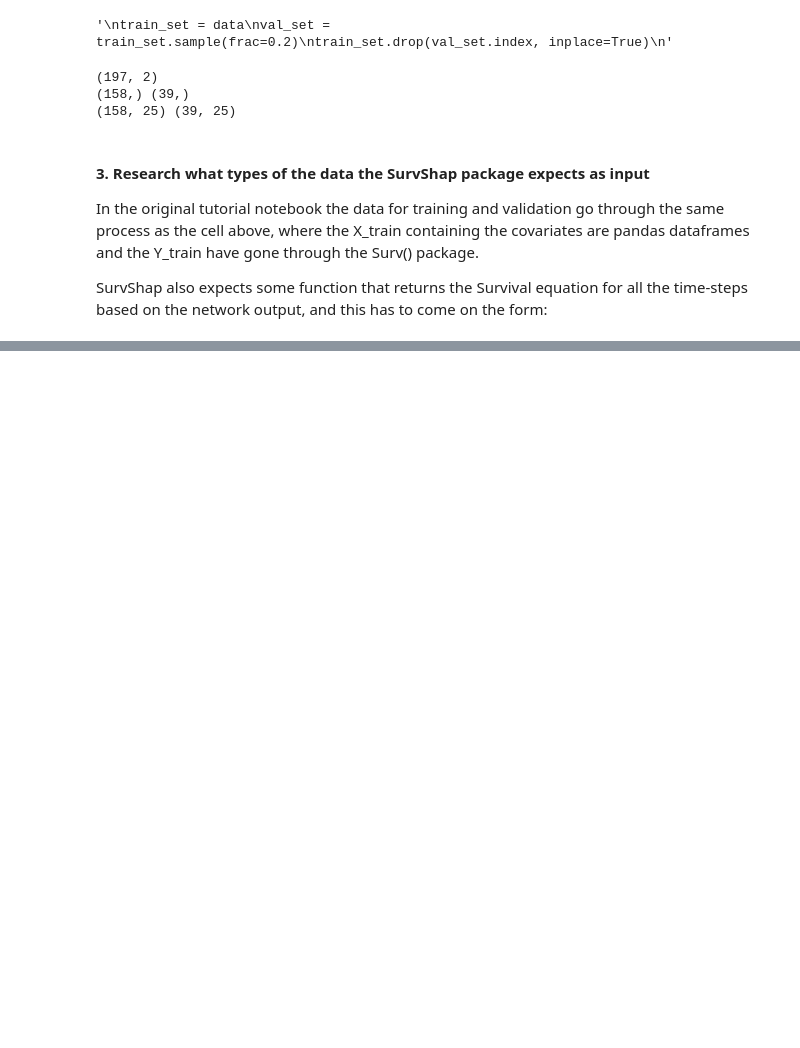
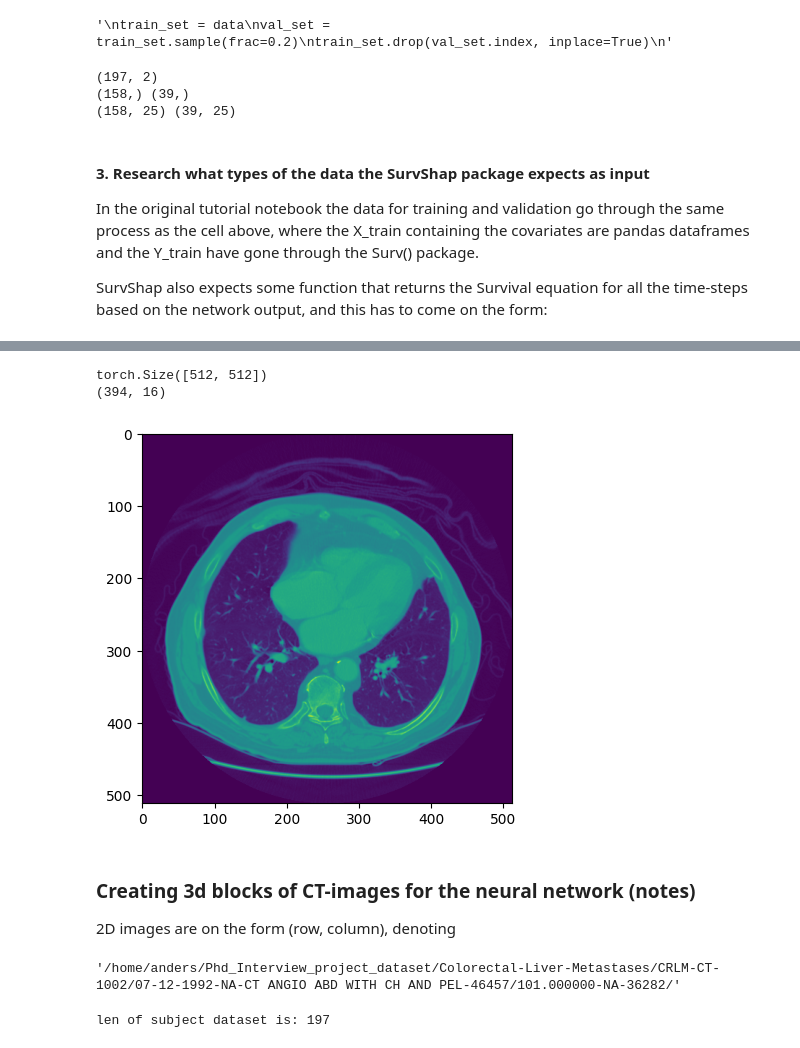
Before and after one commit to andersvestengen/Phd-interview-project, a Jupyter notebook: Discrete_time_preprocessing.ipynb, the cells around one changed output, grey strips where cells are left out. Drawn from its saved outputs; the diff is of its cells as text; code cells hidden in the pictures; blank space fills up the shorter version.

```diff
--- a/Discrete_time_preprocessing.ipynb
+++ b/Discrete_time_preprocessing.ipynb
@@ -69,0 +252,19 @@ In fact I could probably import the loss and the surv and hazard functions from
+# %%
+# Investigate image properties to start scaling, normalization and stacking into 3d voxel
+# I Don't know anything about Huntsville units and how the features of the luminance would correspond to parts of the body, or which parts would be relevant.
+
+t_im = torch.tensor(img_array).clamp_(min=0).to(float)
+print(t_im.size())
+
+image = ( t_im - t_im.mean() ) / t_im.std()
+
+plt.imshow(image.numpy())
+print(metadata.isin())
+# %% [output]
+torch.Size([512, 512])
+(394, 16)
+[figure, added]
+# %% [markdown]
+### Creating 3d blocks of CT-images for the neural network (notes)
+
+2D images are on the form (row, column), denoting
@@ -69,0 +274,12 @@ In fact I could probably import the loss and the surv and hazard functions from
+# %%
+# Ignoring the segmentation maps as this will be purely for generating survival covariate embeddings from the 3D_CT cubes
+metadata =pd.read_csv("/home/anders/Phd_Interview_project_dataset/metadata.csv")
+pat_ct = metadata.loc[(metadata['Modality'] == "CT")]
+patients = pat_ct["Subject ID"].to_numpy()
+pat_ct.set_index('Subject ID', inplace=True)
+
+def Get_pat_imgs(df, patientid):
+    loc = "/home/anders/Phd_Interview_project_dataset/" + df.loc[patientid]["File Location"][2:] + "/"
+    return loc
+# %% [output]
+'/home/anders/Phd_Interview_project_dataset/Colorectal-Liver-Metastases/CRLM-CT-1002/07-12-1992-NA-CT ANGIO ABD WITH CH AND PEL-46457/101.000000-NA-36282/'
@@ -69,0 +299,24 @@ In fact I could probably import the loss and the surv and hazard functions from
+# %%
+#Create subjects of all individuals in the dataset:
+Transforms = tio.Compose([
+    tio.Resample(1),
+    tio.ZNormalization(),
+    tio.Resize((128,128,240))
+])
+
+Subject_list = []
+
+for i,subject in enumerate(patients):
+    dir = Get_pat_imgs(pat_ct, subject)
+    covariates = Get_patient_covariate_data(data, subject)
+    subject = tio.Subject(
+    image = tio.ScalarImage(dir),
+    covariates = (covariates)
+    )
+    Subject_list.append(subject)
+
+Subjects_dataset = tio.SubjectsDataset(Subject_list, transform=Transforms)
+
+print("len of subject dataset is:", len(Subjects_dataset))
+# %% [output]
+len of subject dataset is: 197
```
Also changed, not shown: parts of 21 cells of this notebook.
